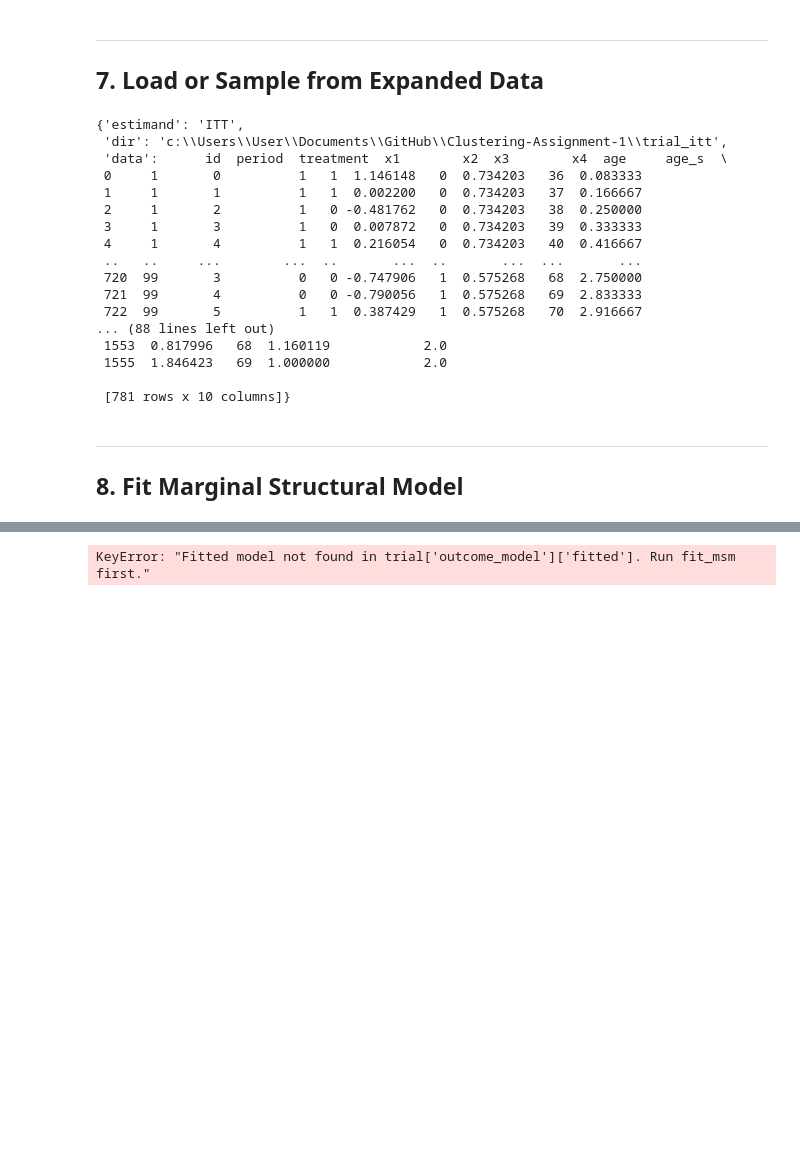
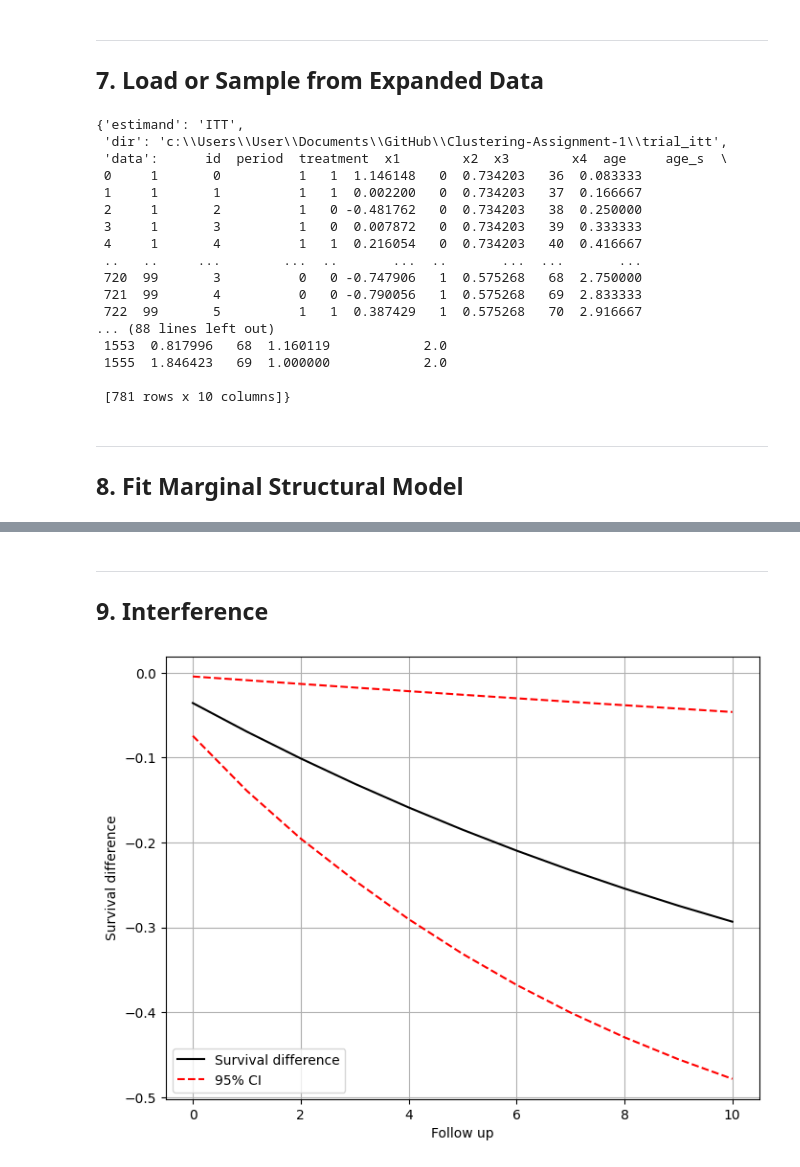
Before and after one commit to vehchu/Clustering-Assignment-1, a Jupyter notebook: tte.ipynb, the cells around one changed output, grey strips where cells are left out. Cells and saved outputs as stored; diff of their text form; code cells hidden in the pictures; blank space fills up the shorter version.

```diff
--- a/tte.ipynb
+++ b/tte.ipynb
@@ -655,40 +654,22 @@ Covariance Type:            nonrobust   LLR p-value:                 0.0006205
 Possibly complete quasi-separation: A fraction 0.34 of observations can be
 perfectly predicted. This might indicate that there is complete
 quasi-separation. In this case some parameters will not be identified.
+# %% [markdown]
+---
+## 9. Interference
 # %%
-import numpy as np
-import pandas as pd
-from patsy import dmatrix
-from scipy.stats import multivariate_normal
-import matplotlib.pyplot as plt
+def predict(trial, newdata=None, predict_times=None, type='survival', conf_int=True, samples=100):
 
-def predict(trial, newdata=None, predict_times=None, type='survival', conf_int=True, samples=100):
-    """
-    Predict survival probabilities or cumulative incidence with confidence intervals.
-
-    Parameters:
-    - trial: Dictionary containing trial data and fitted model (e.g., trial_itt)
-    - newdata: Optional new data for prediction; defaults to trial["loaded_data"]
-    - predict_times: List of time points for prediction; defaults to 0-10
-    - type: 'survival' or 'cum_inc' for prediction type
-    - conf_int: Boolean to include confidence intervals
-    - samples: Number of bootstrap samples for confidence intervals
-
-    Returns:
-    - Dictionary with survival predictions and differences
-    """
-    # Default prediction times
     if predict_times is None:
         predict_times = list(range(11))
 
     # Extract fitted model and formula
-    if "outcome_model" not in trial or "fitted" not in trial["outcome_model"]:
-        raise KeyError("Fitted model not found in trial['outcome_model']['fitted']. Run fit_msm first.")
-    model = trial["outcome_model"]["fitted"]
-    if isinstance(trial["outcome_model"], dict) and "formula" in trial["outcome_model"]:
-        formula = trial["outcome_model"]["formula"].split("~")[1].strip()
-    else:
-        raise KeyError("Formula not found in trial['outcome_model']. Ensure it's set correctly.")
+    if "outcome_model_fitted" not in trial:
+        raise KeyError("Fitted model not found in trial['outcome_model_fitted']. Run fit_msm first.")
+    model = trial["outcome_model_fitted"]
+    if "outcome_model_formula" not in trial:
+        raise KeyError("Formula not found in trial['outcome_model_formula']. Ensure fit_msm sets it.")
+    formula = trial["outcome_model_formula"].split("~")[1].strip()
 
     # Prepare newdata: filter trial_period == 1
     if newdata is None:
@@ -741,7 +722,7 @@ def predict(trial, newdata=None, predict_times=None, type='survival', conf_int=T
         preds = []
         for coef_sample in coefs_samples:
             linear_pred = np.dot(exog, coef_sample)
-            probs = 1 / (1 + np.exp(-linear_pred))
+            probs = 1 / (1 + np.exp(-linear_pred))  # Logistic transformation
             probs_matrix = probs.reshape(n_baseline, len(predict_times), order='F')
 
             if type == 'survival':
@@ -775,38 +756,34 @@ def predict(trial, newdata=None, predict_times=None, type='survival', conf_int=T
         results['difference']['2.5%'] = np.percentile(diff_preds, 2.5, axis=1)
         results['difference']['97.5%'] = np.percentile(diff_preds, 97.5, axis=1)
 
     return results
 
-# Plotting function
 def plot_survival_difference(preds):
     """
-    Plot survival difference matching R style.
-
-    Parameters:
-    - preds: Dictionary of prediction results
+    Plot survival difference with confidence intervals matching R style.
     """
     plt.figure(figsize=(8, 6))
     plt.plot(preds['difference']['followup_time'],
              preds['difference']['survival_diff'],
              'k-',
              label="Survival difference")
     plt.plot(preds['difference']['followup_time'],
              preds['difference']['2.5%'],
              'r--',
              label="95% CI")
     plt.plot(preds['difference']['followup_time'],
              preds['difference']['97.5%'],
              'r--')
     plt.xlabel("Follow up")
     plt.ylabel("Survival difference")
     plt.grid(True)
     plt.legend()
     plt.show()
 
+
 # Step 9: Inference
-# Assuming trial_itt is fully set up from previous steps (1-8)
-predict_times = list(range(11))  # 0:10 in R becomes 0-10 in Python
+predict_times = list(range(11))
 preds = predict(trial_itt, newdata=trial_itt["loaded_data"], predict_times=predict_times, type="survival")
 plot_survival_difference(preds)
 # %% [output]
-KeyError: "Fitted model not found in trial['outcome_model']['fitted']. Run fit_msm first."
+[figure, added]
```
Also changed, not shown: parts of 1 cell of this notebook.
